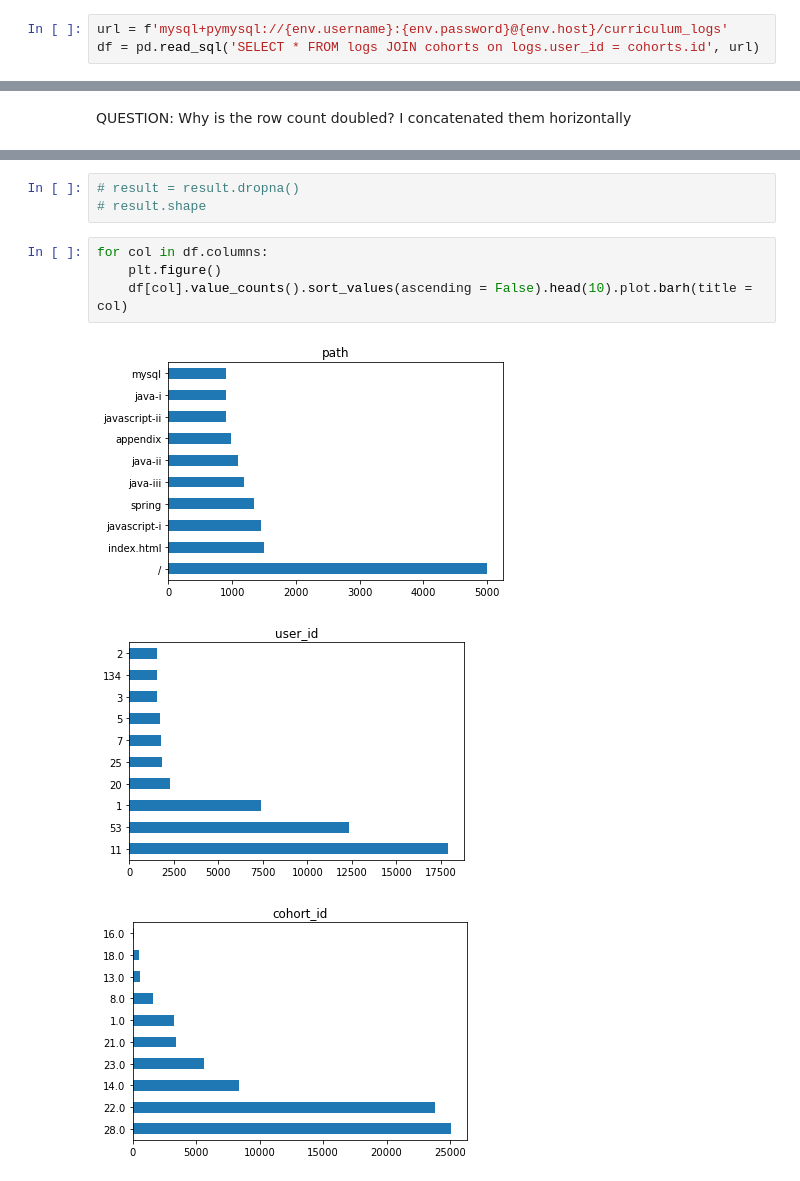
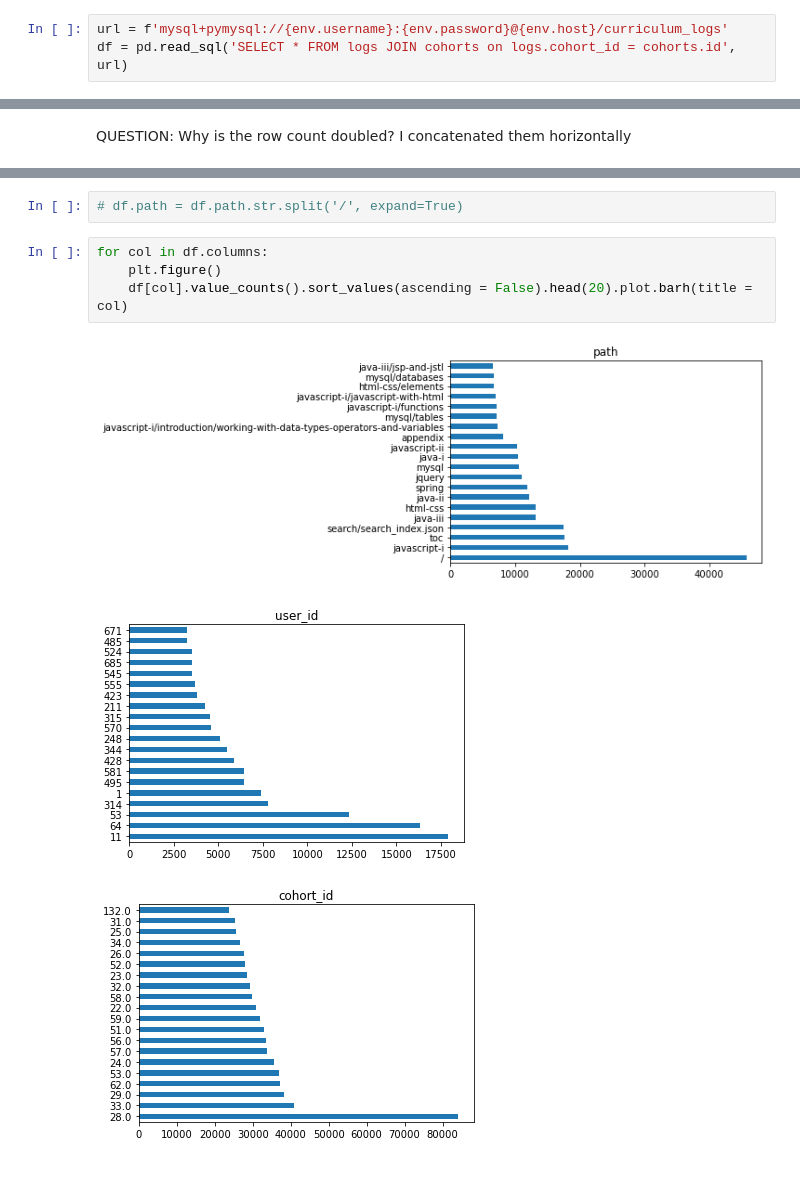
Before and after one commit to SLawsonWoods/anomaly_detection_exercises, a Jupyter notebook: anomaly_detection_mini_project_draft2.ipynb, the cells around one changed output, grey strips where cells are left out. Drawn from its saved outputs; the diff is of its cells as text.

```diff
--- a/anomaly_detection_mini_project_draft2.ipynb
+++ b/anomaly_detection_mini_project_draft2.ipynb
@@ -9,7 +9,7 @@ import itertools
 import env
 # %%
 url = f'mysql+pymysql://{env.username}:{env.password}@{env.host}/curriculum_logs'
-df = pd.read_sql('SELECT * FROM logs JOIN cohorts on logs.user_id = cohorts.id', url)
+df = pd.read_sql('SELECT * FROM logs JOIN cohorts on logs.cohort_id = cohorts.id', url)
 # %%
 df.head()
 # %% [output]
@@ -199,12 +272,11 @@ request_params    14537
 dtype: int64
 # %%
-# result = result.dropna()
-# result.shape
+# df.path = df.path.str.split('/', expand=True)
 # %%
 for col in df.columns:
     plt.figure()
-    df[col].value_counts().sort_values(ascending = False).head(10).plot.barh(title = col)
+    df[col].value_counts().sort_values(ascending = False).head(20).plot.barh(title = col)
 # %% [output]
-[figure, old version]
+[figure, new version]
-[figure, old version]
+[figure, new version]
-[figure, old version]
+[figure, new version]
```
Also changed, not shown: parts of 90 cells of this notebook, 1 other file.
